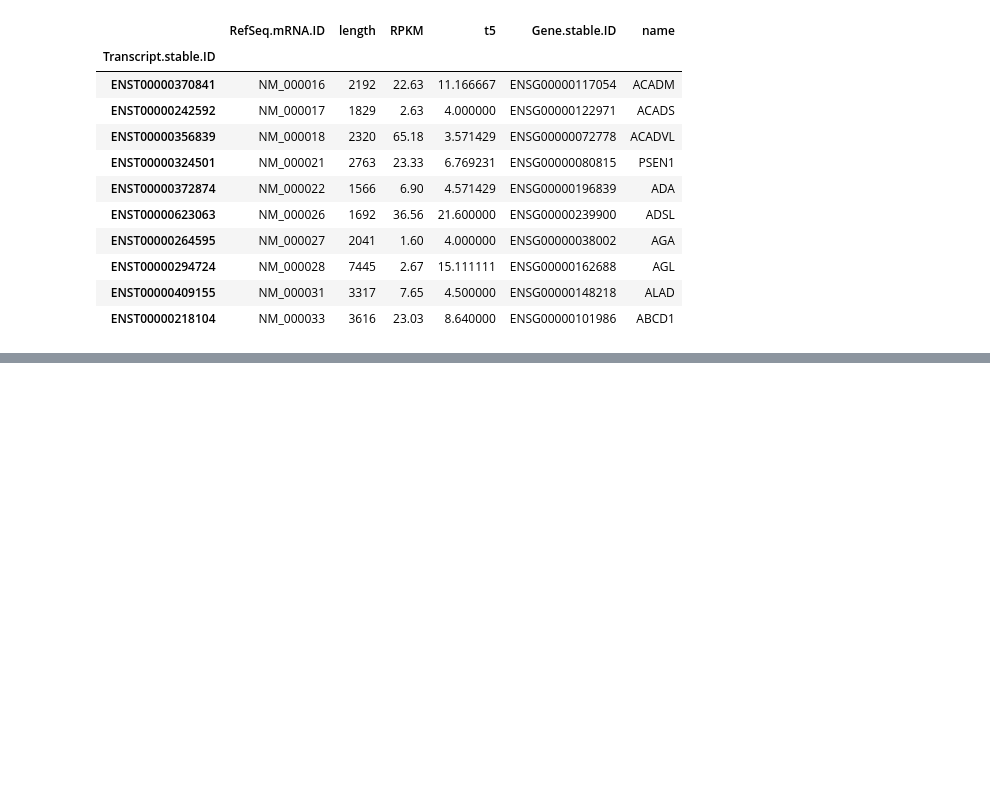
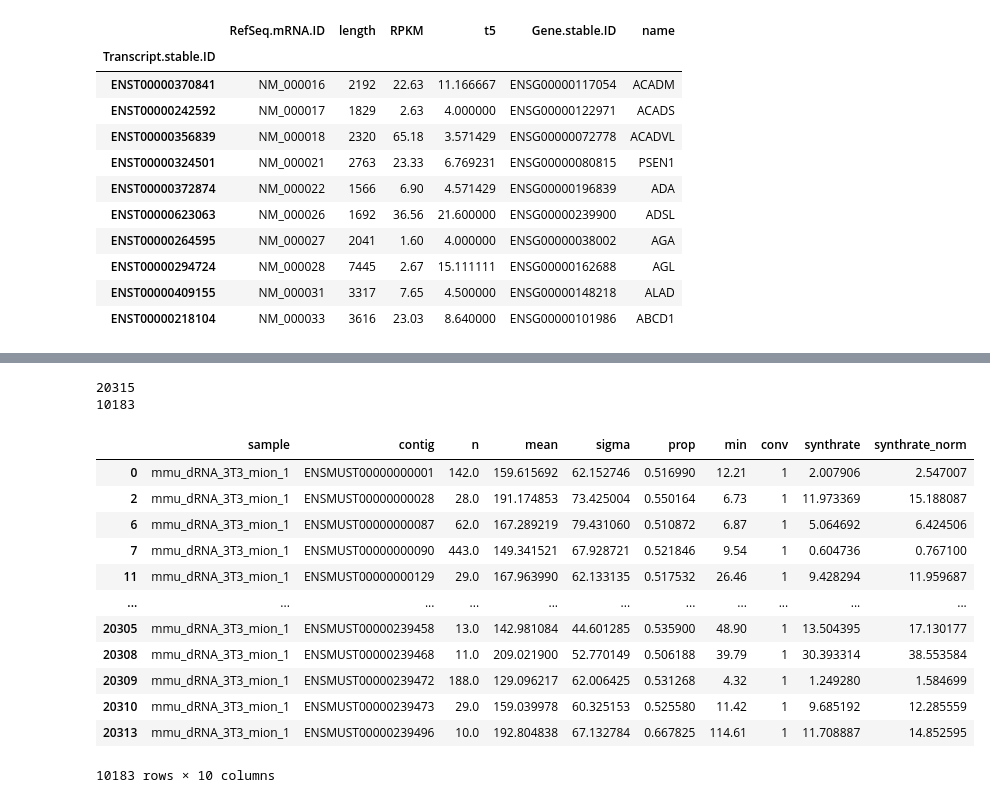
Before and after one commit to maragkakislab/Hackathon202305, a Jupyter notebook: prep/data_prep.ipynb, the cells around one changed output, grey strips where cells are left out. Cells and saved outputs as stored; diff of their text form; code cells hidden in the pictures; blank space fills up the shorter version.

```diff
--- a/prep/data_prep.ipynb
+++ b/prep/data_prep.ipynb
@@ -135,0 +175,24 @@ df.to_csv(fpath)
+# %%
+df_polyA = pd.read_csv(polyA,sep='\t',header=(0))
+print(len(df_polyA))
+
+df_polyA = df_polyA[df_polyA['conv'] != 0]
+print(len(df_polyA))
+
+df_polyA
+# %% [output]
+20315
+10183
+|  | sample | contig | n | mean | sigma | prop | min | conv | synthrate | synthrate_norm |
+| 0 | mmu_dRNA_3T3_mion_1 | ENSMUST00000000001 | 142.0 | 159.615692 | 62.152746 | 0.516990 | 12.21 | 1 | 2.007906 | 2.547007 |
+| 2 | mmu_dRNA_3T3_mion_1 | ENSMUST00000000028 | 28.0 | 191.174853 | 73.425004 | 0.550164 | 6.73 | 1 | 11.973369 | 15.188087 |
+| 6 | mmu_dRNA_3T3_mion_1 | ENSMUST00000000087 | 62.0 | 167.289219 | 79.431060 | 0.510872 | 6.87 | 1 | 5.064692 | 6.424506 |
+| 7 | mmu_dRNA_3T3_mion_1 | ENSMUST00000000090 | 443.0 | 149.341521 | 67.928721 | 0.521846 | 9.54 | 1 | 0.604736 | 0.767100 |
+| 11 | mmu_dRNA_3T3_mion_1 | ENSMUST00000000129 | 29.0 | 167.963990 | 62.133135 | 0.517532 | 26.46 | 1 | 9.428294 | 11.959687 |
+| ... | ... | ... | ... | ... | ... | ... | ... | ... | ... | ... |
+| 20305 | mmu_dRNA_3T3_mion_1 | ENSMUST00000239458 | 13.0 | 142.981084 | 44.601285 | 0.535900 | 48.90 | 1 | 13.504395 | 17.130177 |
+| 20308 | mmu_dRNA_3T3_mion_1 | ENSMUST00000239468 | 11.0 | 209.021900 | 52.770149 | 0.506188 | 39.79 | 1 | 30.393314 | 38.553584 |
+| 20309 | mmu_dRNA_3T3_mion_1 | ENSMUST00000239472 | 188.0 | 129.096217 | 62.006425 | 0.531268 | 4.32 | 1 | 1.249280 | 1.584699 |
+| 20310 | mmu_dRNA_3T3_mion_1 | ENSMUST00000239473 | 29.0 | 159.039978 | 60.325153 | 0.525580 | 11.42 | 1 | 9.685192 | 12.285559 |
+| 20313 | mmu_dRNA_3T3_mion_1 | ENSMUST00000239496 | 10.0 | 192.804838 | 67.132784 | 0.667825 | 114.61 | 1 | 11.708887 | 14.852595 |
+10183 rows × 10 columns
```
Also changed, not shown: parts of 35 cells of this notebook.
